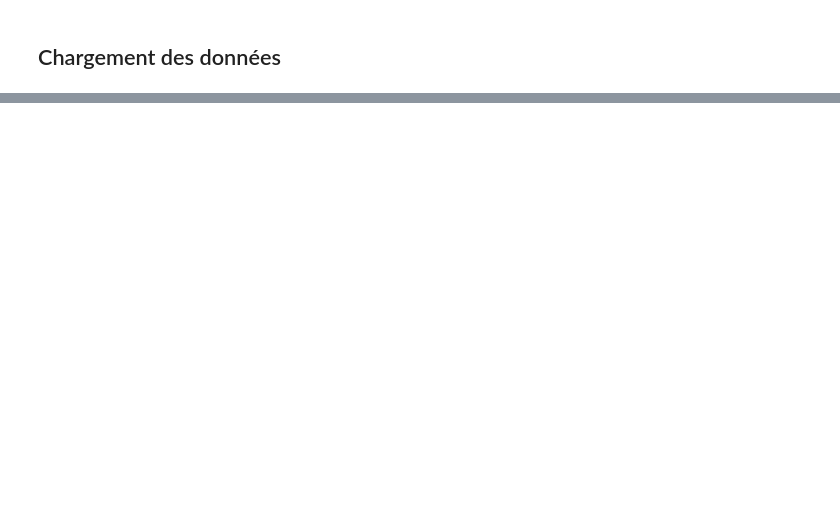
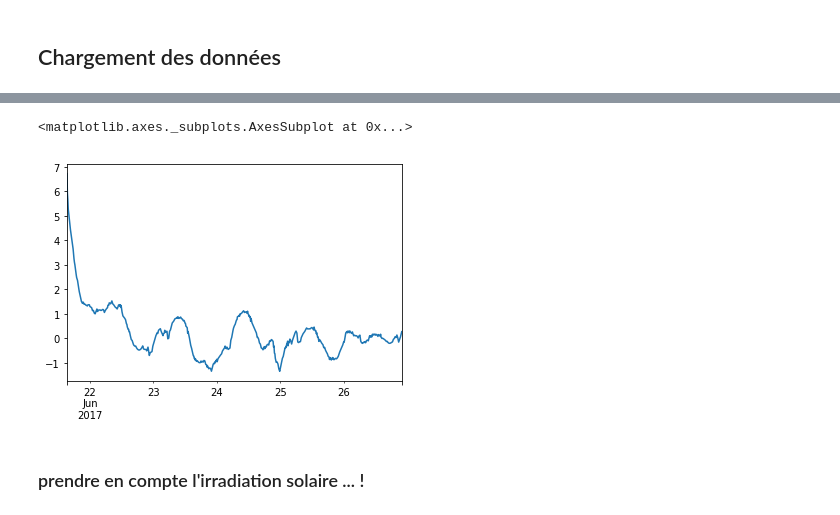
Before and after one commit to xdze2/thermique_appart, a Jupyter notebook: Model01.ipynb, the cells around one changed output, grey strips where cells are left out. Cells and saved outputs as stored; diff of their text form; code cells hidden in the pictures; blank space fills up the shorter version.

```diff
--- a/Model01.ipynb
+++ b/Model01.ipynb
@@ -282,0 +126,9 @@ print( T_ext.mean() )
+# %%
+df['residus'] = T_int-T_theo
+# %%
+df['residus'].plot()
+# %% [output]
+<matplotlib.axes._subplots.AxesSubplot at 0x...>
+[figure, added]
+# %% [markdown]
+### prendre en compte l'irradiation solaire ... !
```
Also changed, not shown: parts of 43 cells of this notebook, 1 other file.
